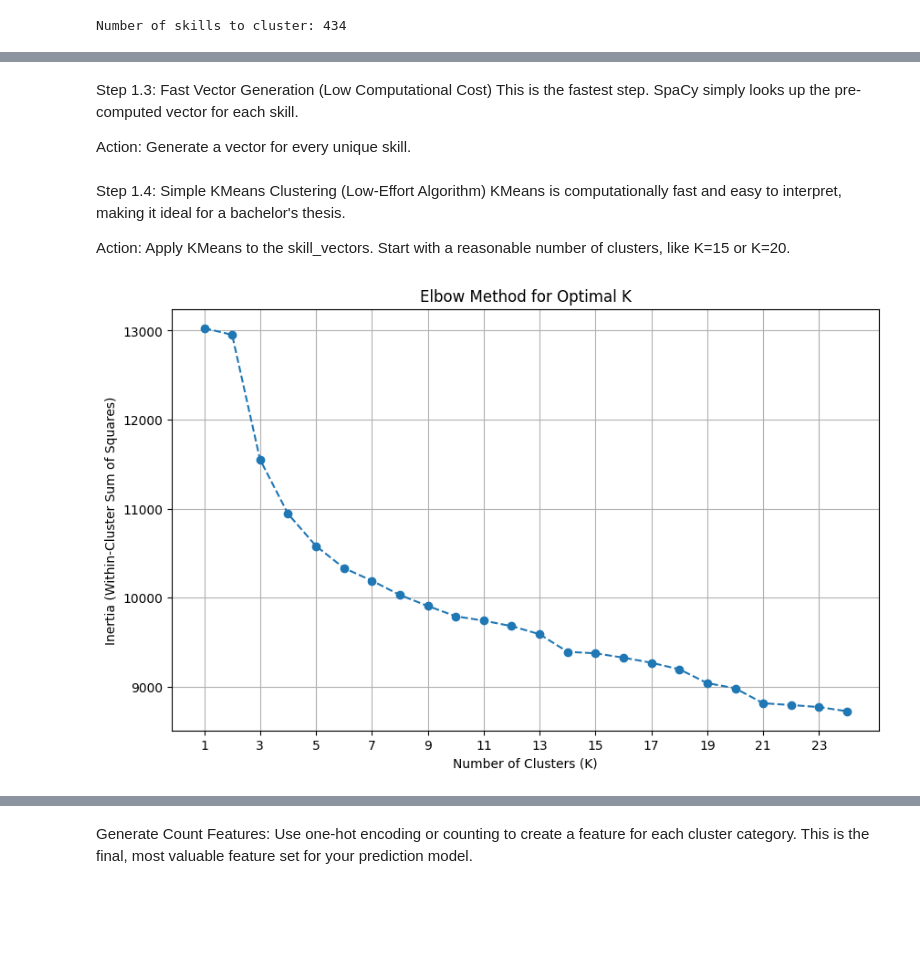
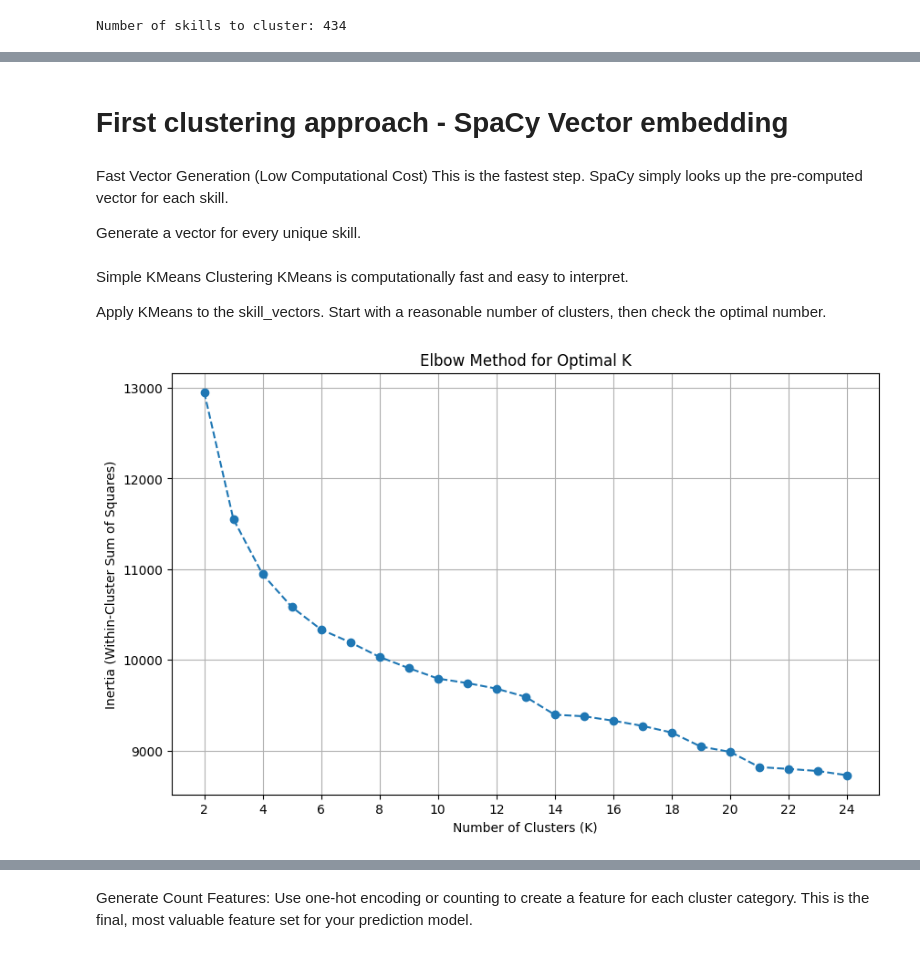
Before and after one commit to juliabarsow/NLP_Job_Postings, a Jupyter notebook: skill_extraction_clustering.ipynb, the cells around one changed output, grey strips where cells are left out. Drawn from its saved outputs; the diff is of its cells as text; code cells hidden in the pictures; blank space fills up the shorter version.

Commit message:
clustering with spacy and no feature scaling

```diff
--- a/skill_extraction_clustering.ipynb
+++ b/skill_extraction_clustering.ipynb
@@ -377,6 +336,7 @@ Number of skills to cluster: 434
+# %% [markdown]
+# First clustering approach - SpaCy Vector embedding
 # %% [markdown]
-Step 1.3: Fast Vector Generation (Low Computational Cost)
+Fast Vector Generation (Low Computational Cost)
 This is the fastest step. SpaCy simply looks up the pre-computed vector for each skill.
 
-Action:
 Generate a vector for every unique skill.
@@ -387,34 +356,31 @@ skill_vectors = np.array([nlp(skill).vector for skill in unique_skills_list])
 # %% [markdown]
-Step 1.4: Simple KMeans Clustering (Low-Effort Algorithm)
-KMeans is computationally fast and easy to interpret, making it ideal for a bachelor's thesis.
+Simple KMeans Clustering
+KMeans is computationally fast and easy to interpret.
 
-Action:
-Apply KMeans to the skill_vectors. Start with a reasonable number of clusters, like K=15 or K=20.
+Apply KMeans to the skill_vectors. Start with a reasonable number of clusters, then check the optimal number.
 # %%
 # Define the range of K values to test
-k_range = range(1, 25)
+k_range = range(2, 25)
 inertia = []
 
 # Calculate inertia for each K
 for k in k_range:
     kmeans = KMeans(
         n_clusters=k,
-        random_state=42,
-        n_init='auto',
-        verbose=0
+        random_state=42
     )
     # Fit the model to the skill vectors
     kmeans.fit(skill_vectors)
     # Append the inertia (WSS) to the list
     inertia.append(kmeans.inertia_)
 
 # Plotting the Elbow Curve
 plt.figure(figsize=(10, 6))
 plt.plot(k_range, inertia, marker='o', linestyle='--')
 plt.title('Elbow Method for Optimal K')
 plt.xlabel('Number of Clusters (K)')
 plt.ylabel('Inertia (Within-Cluster Sum of Squares)')
 plt.xticks(k_range[::2]) # Show every second tick mark for clarity
 plt.grid(True)
 # %% [output]
-[figure, old version]
+[figure, new version]
```
Also changed, not shown: parts of 31 cells of this notebook.
